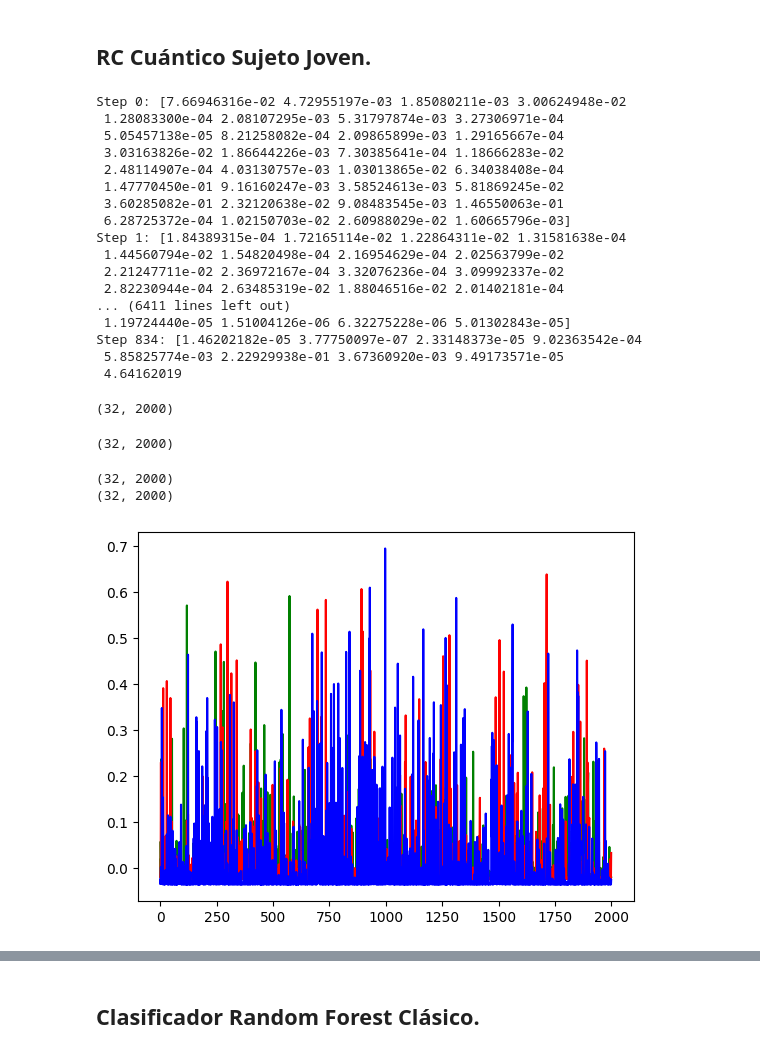
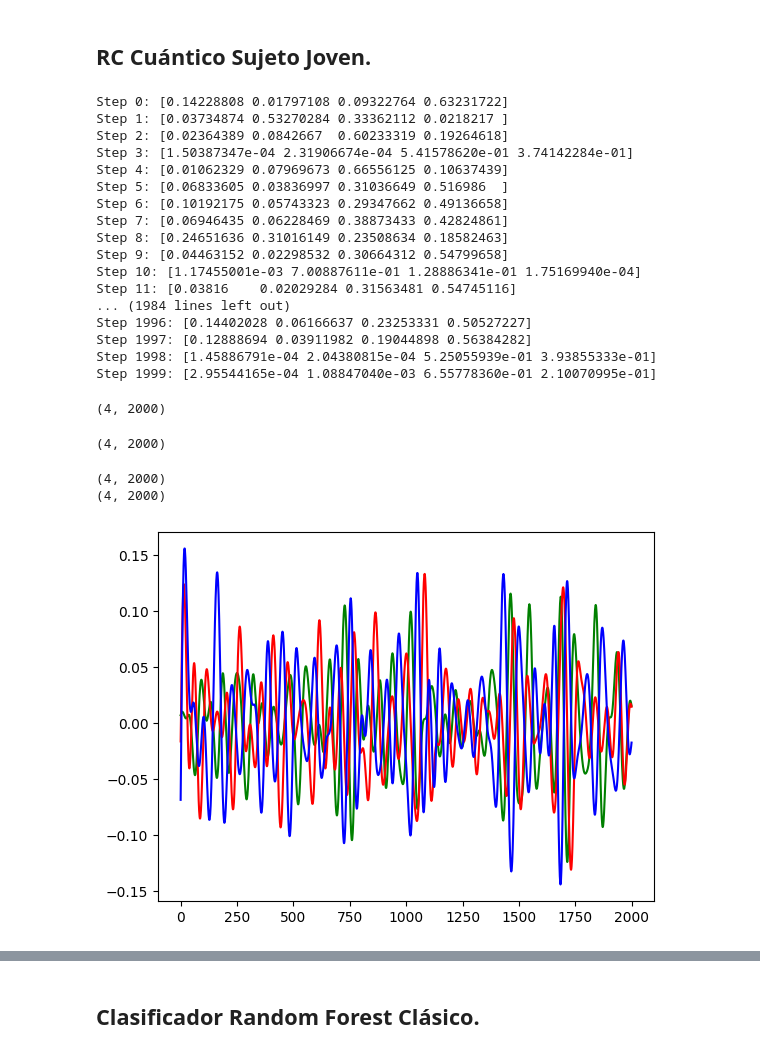
Before and after one commit to manuuuv/TFG, a Jupyter notebook: Quantum_RC_Manuel_senyales_simuladas.ipynb, the cells around one changed output, grey strips where cells are left out. Saved outputs shown, nothing was run; the diff lists cells and outputs as text; code cells hidden in the pictures.

```diff
--- a/Quantum_RC_Manuel_senyales_simuladas.ipynb
+++ b/Quantum_RC_Manuel_senyales_simuladas.ipynb
@@ -53,7 +53,7 @@ Mejor rendimiento y reproducibilidad en tareas de regresión o clasificación te
 
 # Parámetros
 num_input_channels = 10     # Dimensionalidad de entrada (10 canales)
-num_reservoir_neurons = 80   # Número de neuronas en el reservorio
+num_reservoir_neurons = 10   # Número de neuronas en el reservorio
 num_readout_neurons = 1      # Número de neuronas de salida
 
 num_training_samples = sujeto_synt.shape[0] # Número de muestras de entrenamiento
@@ -92,8 +92,19 @@ for i in range(num_training_samples):
 
 # Extracción de la envolvente superior usando Hilbert transform
 RS_clasico_joven_synt = reservoir_states - np.mean(reservoir_states, axis = 1, keepdims=True)
-print(RS_clasico_joven_synt.shape)
-analytic_signal = hilbert(RS_clasico_joven_synt)
+
+# Aplicamos un filtro pasa-banda sobre la salida con una frecuencia entre 4 y 12 Hz.
+def bandpass_filter(signal, fs, lowcut, highcut, order=4):
+    nyq = fs / 2
+    b, a = butter(order, [lowcut / nyq, highcut / nyq], btype='band')
+    return filtfilt(b, a, signal, axis=1)  # aplica por columnas
+
+# frecuencia de muestreo: 512 Hz.
+fs = 512
+RS_filtered_synt = bandpass_filter(RS_clasico_joven_synt, fs, 4, 12)
+
+# Hilbert sobre la señal filtrada
+analytic_signal = hilbert(RS_filtered_synt, axis=1)
 amplitude_envelope_clasico_joven_synt = np.abs(analytic_signal)
 
 print(analytic_signal.shape)
@@ -202,7 +167,7 @@ plt.show()
 ## RC Cuántico Sujeto Joven.
 # %%
 # Definir parámetros principales
-num_qubits = 5 # hacemos uso de 5 qubits
+num_qubits = 2 # hacemos uso de 2 qubits
 num_channels = 10  # Número de canales
 
 # Dispositivo cuántico
@@ -259,7 +224,7 @@ weights_rc = (weights_rc / spectral_radius) * desired_radius
 input_series = sujeto_synt
 time_steps = input_series.shape[0]
 
-shape_qubits = 32
+shape_qubits = 4
 
 outputs = np.zeros((time_steps, shape_qubits))  # Salida esperada
 prev_output = np.zeros((shape_qubits))  # Estado anterior de salida
@@ -272,50 +237,51 @@ for t in range(time_steps):
     prev_output[:] = final_output  # Actualizar el estado anterior
     print(f"Step {t}: {outputs[t,:]}")
 # %% [output]
-Step 0: [7.66946316e-02 4.72955197e-03 1.85080211e-03 3.00624948e-02
- 1.28083300e-04 2.08107295e-03 5.31797874e-03 3.27306971e-04
- 5.05457138e-05 8.21258082e-04 2.09865899e-03 1.29165667e-04
- 3.03163826e-02 1.86644226e-03 7.30385641e-04 1.18666283e-02
- 2.48114907e-04 4.03130757e-03 1.03013865e-02 6.34038408e-04
- 1.47770450e-01 9.16160247e-03 3.58524613e-03 5.81869245e-02
- 3.60285082e-01 2.32120638e-02 9.08483545e-03 1.46550063e-01
- 6.28725372e-04 1.02150703e-02 2.60988029e-02 1.60665796e-03]
-Step 1: [1.84389315e-04 1.72165114e-02 1.22864311e-02 1.31581638e-04
- 1.44560794e-02 1.54820498e-04 2.16954629e-04 2.02563799e-02
- 2.21247711e-02 2.36972167e-04 3.32076236e-04 3.09992337e-02
- 2.82230944e-04 2.63485319e-02 1.88046516e-02 2.01402181e-04
-... (6411 lines left out)
- 1.19724440e-05 1.51004126e-06 6.32275228e-06 5.01302843e-05]
-Step 834: [1.46202182e-05 3.77750097e-07 2.33148373e-05 9.02363542e-04
- 5.85825774e-03 2.22929938e-01 3.67360920e-03 9.49173571e-05
- 4.64162019
+Step 0: [0.14228808 0.01797108 0.09322764 0.63231722]
+Step 1: [0.03734874 0.53270284 0.33362112 0.0218217 ]
+Step 2: [0.02364389 0.0842667  0.60233319 0.19264618]
+Step 3: [1.50387347e-04 2.31906674e-04 5.41578620e-01 3.74142284e-01]
+Step 4: [0.01062329 0.07969673 0.66556125 0.10637439]
+Step 5: [0.06833605 0.03836997 0.31036649 0.516986  ]
+Step 6: [0.10192175 0.05743323 0.29347662 0.49136658]
+Step 7: [0.06946435 0.06228469 0.38873433 0.42824861]
+Step 8: [0.24651636 0.31016149 0.23508634 0.18582463]
+Step 9: [0.04463152 0.02298532 0.30664312 0.54799658]
+Step 10: [1.17455001e-03 7.00887611e-01 1.28886341e-01 1.75169940e-04]
+Step 11: [0.03816    0.02029284 0.31563481 0.54745116]
+... (1984 lines left out)
+Step 1996: [0.14402028 0.06166637 0.23253331 0.50527227]
+Step 1997: [0.12888694 0.03911982 0.19044898 0.56384282]
+Step 1998: [1.45886791e-04 2.04380815e-04 5.25055939e-01 3.93855333e-01]
+Step 1999: [2.95544165e-04 1.08847040e-03 6.55778360e-01 2.10070995e-01]
 # %%
 outputs = outputs.T
 outputs.shape
 # %% [output]
-(32, 2000)
+(4, 2000)
 # %%
 RS_cuantico_eeg_simulado_joven = outputs - np.mean(outputs,axis=1, keepdims=True)
 print(RS_cuantico_eeg_simulado_joven.shape)
 # %% [output]
-(32, 2000)
+(4, 2000)
 # %%
-# Aplicamos la transformada de Hilbert a los estados del reservoir.
-analytic_signal = hilbert(RS_cuantico_eeg_simulado_joven)
+# Aplicamos la transformada de Hilbert a los estados del reservoir después de aplicar un filtro pasa-banda.
+RS_filtered_cuant_simulado_joven = bandpass_filter(RS_cuantico_eeg_simulado_joven, fs, 4, 12)
+analytic_signal = hilbert(RS_filtered_cuant_simulado_joven, axis = 1)
 amplitude_envelope_eeg_simulado_joven= np.abs(analytic_signal)
 
 print(analytic_signal.shape)
 print(amplitude_envelope_eeg_simulado_joven.shape)
 # %% [output]
-(32, 2000)
-(32, 2000)
+(4, 2000)
+(4, 2000)
 # %%
-plt.plot(range(sujeto_synt.shape[0]), RS_cuantico_eeg_simulado_joven [0,:], color = 'green')
-plt.plot(range(sujeto_synt.shape[0]), RS_cuantico_eeg_simulado_joven [1,:], color = 'red')
-plt.plot(range(sujeto_synt.shape[0]), RS_cuantico_eeg_simulado_joven [2,:], color = 'blue')
+plt.plot(range(sujeto_synt.shape[0]), RS_filtered_cuant_simulado_joven [0,:], color = 'green')
+plt.plot(range(sujeto_synt.shape[0]), RS_filtered_cuant_simulado_joven [1,:], color = 'red')
+plt.plot(range(sujeto_synt.shape[0]), RS_filtered_cuant_simulado_joven [2,:], color = 'blue')
 plt.show()
 # %% [output]
-[figure, old version]
+[figure, new version]
 # %%
 # Eliminamos los primeros puntos para estabilizar el reservorio
 stable_start = min(300, amplitude_envelope_eeg_simulado_joven.shape[1])
```
Also changed, not shown: parts of 15 cells of this notebook.
